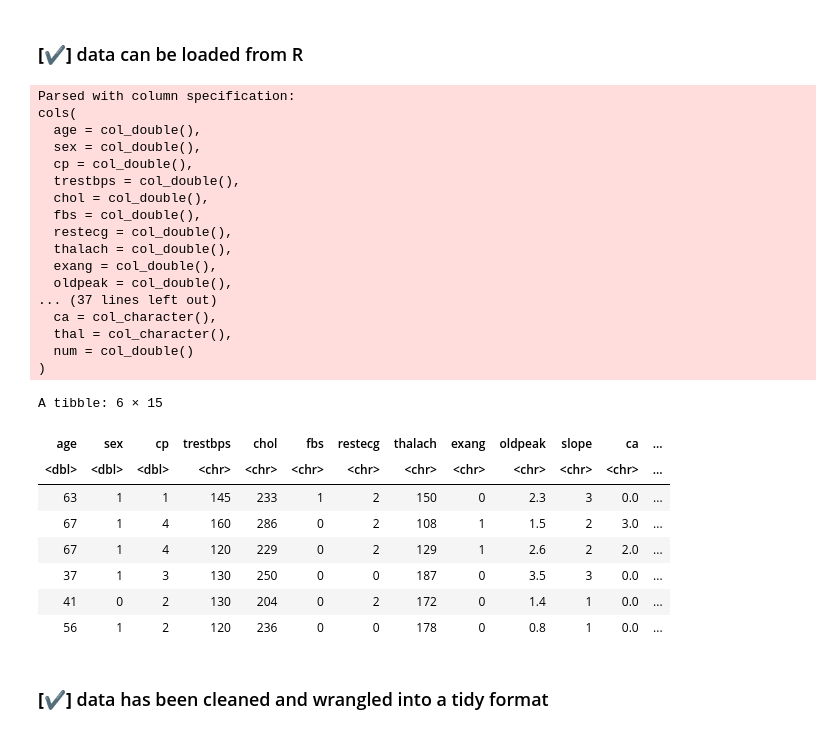
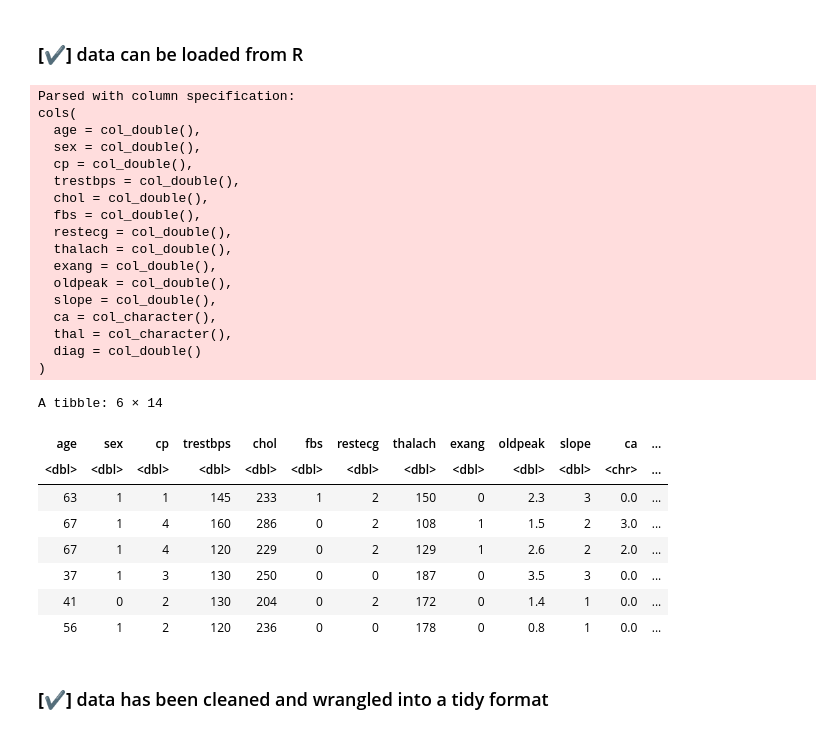
Before and after one commit to Yujinjen/group_project, a Jupyter notebook: DSCI_G36_Project_Submission.ipynb, the cells around one changed output. Saved outputs shown, nothing was run; the diff lists cells and outputs as text; code cells hidden in the pictures.

```diff
--- a/DSCI_G36_Project_Submission.ipynb
+++ b/DSCI_G36_Project_Submission.ipynb
@@ -52,48 +54,40 @@ Warning message:
 “package ‘cowplot’ was built under R version 4.0.3”
 # %% [markdown]
 ### **[✔]** data can be loaded from R
-# %%
-cleveland_data<-read_csv("https://archive.ics.uci.edu/ml/machine-learning-databases/heart-disease/processed.cleveland.data",
-         col_names=c("age","sex","cp","trestbps","chol","fbs","restecg","thalach","exang","oldpeak","slope","ca","thal","num"))%>%
-add_column(ID="cleveland")
-
-hungarian_data<-read_csv("https://archive.ics.uci.edu/ml/machine-learning-databases/heart-disease/processed.hungarian.data",
-         col_names=c("age","sex","cp","trestbps","chol","fbs","restecg","thalach","exang","oldpeak","slope","ca","thal","num"))%>%
-add_column(ID="hungarian")
-
-va_data<-read_csv("https://archive.ics.uci.edu/ml/machine-learning-databases/heart-disease/processed.va.data",
-         col_names=c("age","sex","cp","trestbps","chol","fbs","restecg","thalach","exang","oldpeak","slope","ca","thal","num"))%>%
-add_column(ID="va")
-
-total_data<-rbind(cleveland_data,hungarian_data,va_data)
-
-head(total_data)
-# %% [output]
-Parsed with column specification:
-cols(
-  age = col_double(),
-  sex = col_double(),
-  cp = col_double(),
-  trestbps = col_double(),
-  chol = col_double(),
-  fbs = col_double(),
-  restecg = col_double(),
-  thalach = col_double(),
-  exang = col_double(),
-  oldpeak = col_double(),
-... (37 lines left out)
-  ca = col_character(),
-  thal = col_character(),
-  num = col_double()
-)
-A tibble: 6 × 15
-| age | sex | cp | trestbps | chol | fbs | restecg | thalach | exang | oldpeak | slope | ca | ... |
-| <dbl> | <dbl> | <dbl> | <chr> | <chr> | <chr> | <chr> | <chr> | <chr> | <chr> | <chr> | <chr> | ... |
-| 63 | 1 | 1 | 145 | 233 | 1 | 2 | 150 | 0 | 2.3 | 3 | 0.0 | ... |
-| 67 | 1 | 4 | 160 | 286 | 0 | 2 | 108 | 1 | 1.5 | 2 | 3.0 | ... |
-| 67 | 1 | 4 | 120 | 229 | 0 | 2 | 129 | 1 | 2.6 | 2 | 2.0 | ... |
-| 37 | 1 | 3 | 130 | 250 | 0 | 0 | 187 | 0 | 3.5 | 3 | 0.0 | ... |
-| 41 | 0 | 2 | 130 | 204 | 0 | 2 | 172 | 0 | 1.4 | 1 | 0.0 | ... |
-| 56 | 1 | 2 | 120 | 236 | 0 | 0 | 178 | 0 | 0.8 | 1 | 0.0 | ... |
+# %%
+# loading cleaveland dataset
+# column names were chosen based on the existing column names in dataset
+# except for num, which was changed to diag, short for diagnosis
+
+cleveland_data<-read_csv("https://archive.ics.uci.edu/ml/machine-learning-databases/heart-disease/processed.cleveland.data",
+         col_names=c("age","sex","cp","trestbps","chol","fbs","restecg","thalach","exang","oldpeak","slope","ca","thal","diag"))
+head(cleveland_data)
+# %% [output]
+Parsed with column specification:
+cols(
+  age = col_double(),
+  sex = col_double(),
+  cp = col_double(),
+  trestbps = col_double(),
+  chol = col_double(),
+  fbs = col_double(),
+  restecg = col_double(),
+  thalach = col_double(),
+  exang = col_double(),
+  oldpeak = col_double(),
+  slope = col_double(),
+  ca = col_character(),
+  thal = col_character(),
+  diag = col_double()
+)
+A tibble: 6 × 14
+| age | sex | cp | trestbps | chol | fbs | restecg | thalach | exang | oldpeak | slope | ca | ... |
+| <dbl> | <dbl> | <dbl> | <dbl> | <dbl> | <dbl> | <dbl> | <dbl> | <dbl> | <dbl> | <dbl> | <chr> | ... |
+| 63 | 1 | 1 | 145 | 233 | 1 | 2 | 150 | 0 | 2.3 | 3 | 0.0 | ... |
+| 67 | 1 | 4 | 160 | 286 | 0 | 2 | 108 | 1 | 1.5 | 2 | 3.0 | ... |
+| 67 | 1 | 4 | 120 | 229 | 0 | 2 | 129 | 1 | 2.6 | 2 | 2.0 | ... |
+| 37 | 1 | 3 | 130 | 250 | 0 | 0 | 187 | 0 | 3.5 | 3 | 0.0 | ... |
+| 41 | 0 | 2 | 130 | 204 | 0 | 2 | 172 | 0 | 1.4 | 1 | 0.0 | ... |
+| 56 | 1 | 2 | 120 | 236 | 0 | 0 | 178 | 0 | 0.8 | 1 | 0.0 | ... |
 # %% [markdown]
 ### **[✔]** data has been cleaned and wrangled into a tidy format
```
Also changed, not shown: parts of 16 cells of this notebook.
